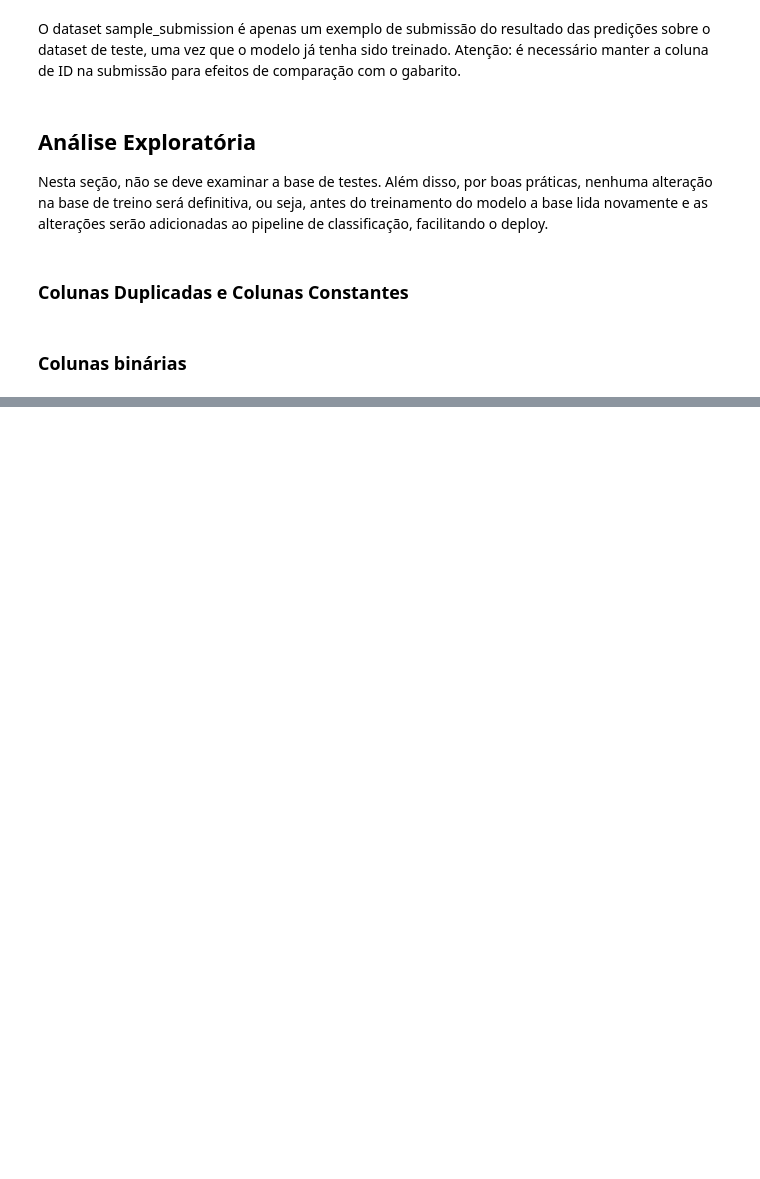
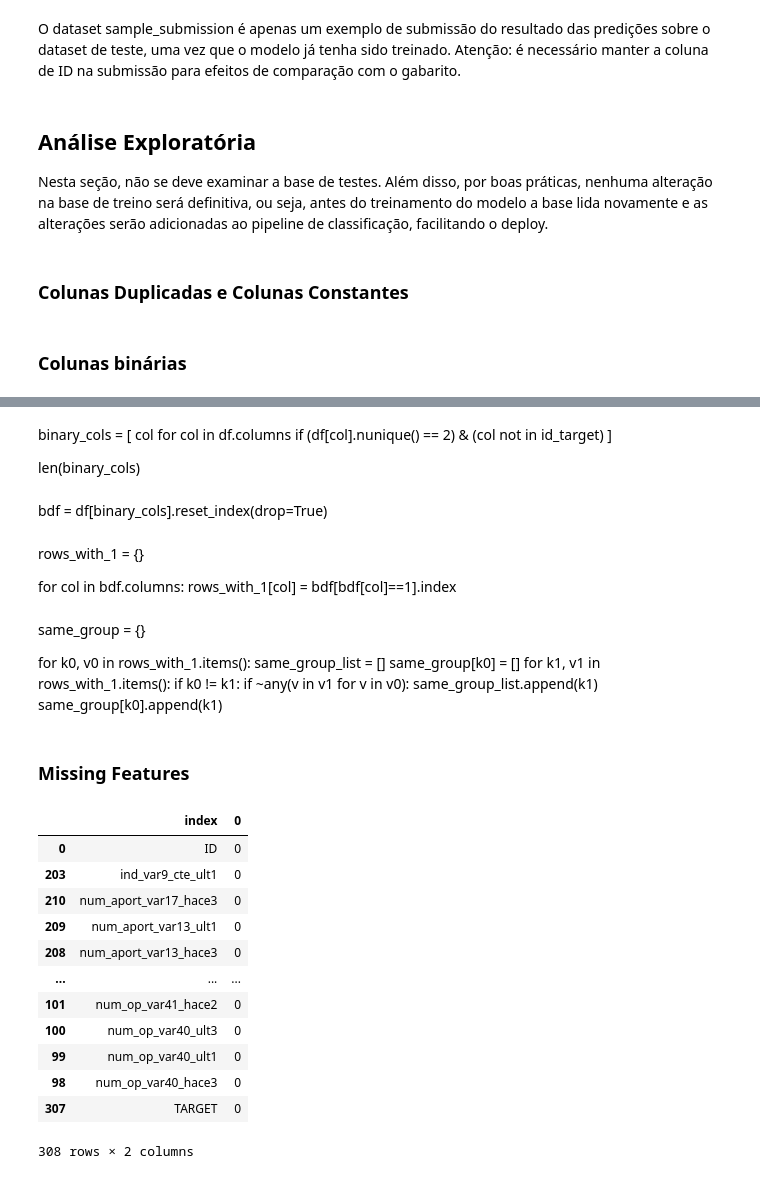
Before and after one commit to FelipeViacava/data-masters-case, a Jupyter notebook: 01-exploration.ipynb, the cells around one changed output, grey strips where cells are left out. Cells and saved outputs as stored; diff of their text form; code cells hidden in the pictures; blank space fills up the shorter version.

```diff
--- a/01-exploration.ipynb
+++ b/01-exploration.ipynb
@@ -149,0 +103,46 @@ cat_num_cols = [
+# %% [markdown]
+binary_cols = [
+    col
+    for col in df.columns
+    if
+        (df[col].nunique() == 2) &
+        (col not in id_target)
+]
+
+len(binary_cols)
+# %% [markdown]
+bdf = df[binary_cols].reset_index(drop=True)
+# %% [markdown]
+rows_with_1 = {}
+
+for col in bdf.columns:
+    rows_with_1[col] = bdf[bdf[col]==1].index
+# %% [markdown]
+same_group = {}
+
+for k0, v0 in rows_with_1.items():
+    same_group_list = []
+    same_group[k0] = []
+    for k1, v1 in rows_with_1.items():
+        if k0 != k1:
+            if ~any(v in v1 for v in v0):
+                same_group_list.append(k1)
+                same_group[k0].append(k1)
+# %% [markdown]
+### Missing Features
+# %%
+df.isnull().sum().reset_index().sort_values(by=0,ascending=False)
+# %% [output]
+|  | index | 0 |
+| 0 | ID | 0 |
+| 203 | ind_var9_cte_ult1 | 0 |
+| 210 | num_aport_var17_hace3 | 0 |
+| 209 | num_aport_var13_ult1 | 0 |
+| 208 | num_aport_var13_hace3 | 0 |
+| ... | ... | ... |
+| 101 | num_op_var41_hace2 | 0 |
+| 100 | num_op_var40_ult3 | 0 |
+| 99 | num_op_var40_ult1 | 0 |
+| 98 | num_op_var40_hace3 | 0 |
+| 307 | TARGET | 0 |
+308 rows × 2 columns
```
Also changed, not shown: parts of 13 cells of this notebook, 3 other files.
